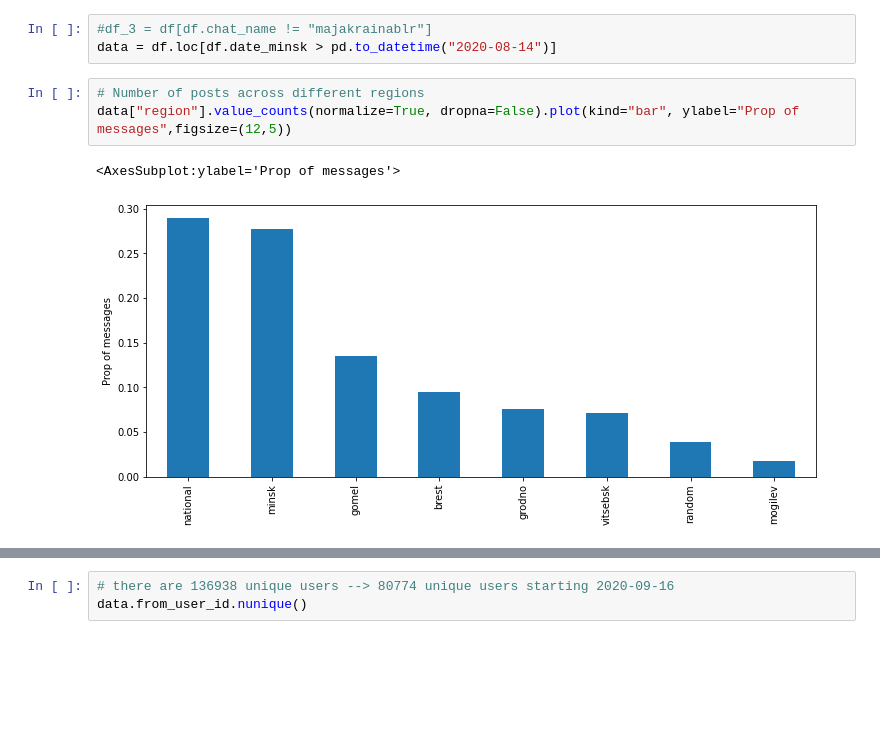
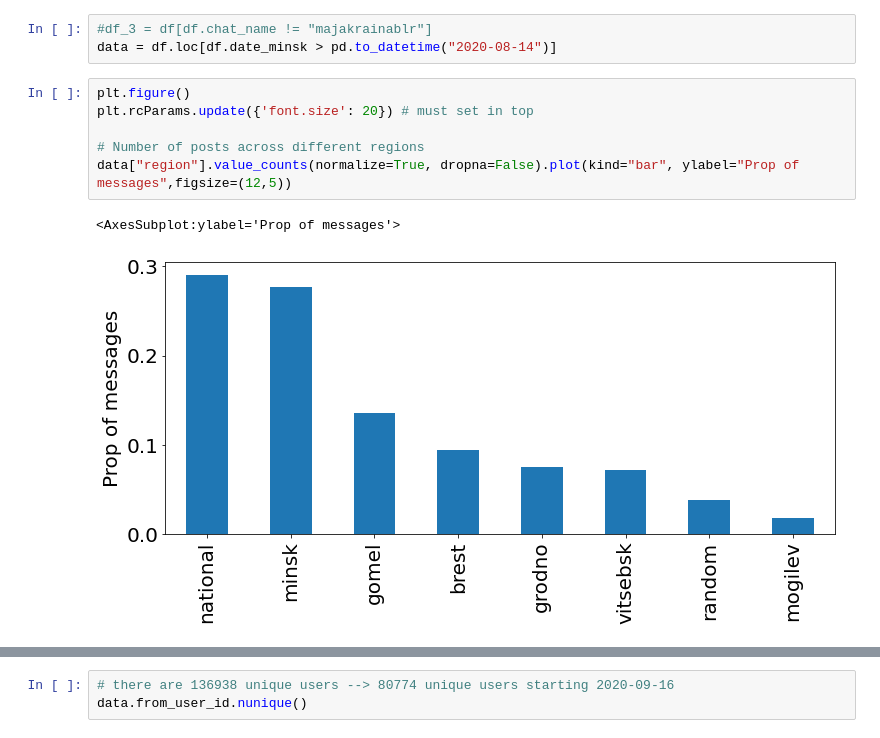
Before and after one commit to IshitaGopal/telegram-analysis, a Jupyter notebook: analysis/code/chat_analysis.ipynb, the cells around one changed output, grey strips where cells are left out. Cells and saved outputs as stored; diff of their text form; blank space fills up the shorter version.

```diff
--- a/analysis/code/chat_analysis.ipynb
+++ b/analysis/code/chat_analysis.ipynb
@@ -45,11 +43,14 @@ df = df.merge(chat_names, on="chat_name", how="left")
 #df_3 = df[df.chat_name != "majakrainablr"]
 data = df.loc[df.date_minsk > pd.to_datetime("2020-08-14")]
 # %%
+plt.figure()
+plt.rcParams.update({'font.size': 20}) # must set in top
+
 # Number of posts across different regions
 data["region"].value_counts(normalize=True, dropna=False).plot(kind="bar", ylabel="Prop of messages",figsize=(12,5))
 # %% [output]
 <AxesSubplot:ylabel='Prop of messages'>
-[figure, old version]
+[figure, new version]
 # %%
 #
 data.chat_name.value_counts(normalize=True).plot(kind="bar", ylabel="Prop of messages",figsize=(12,5))
```
Also changed, not shown: parts of 10 cells of this notebook, 4 other files.
